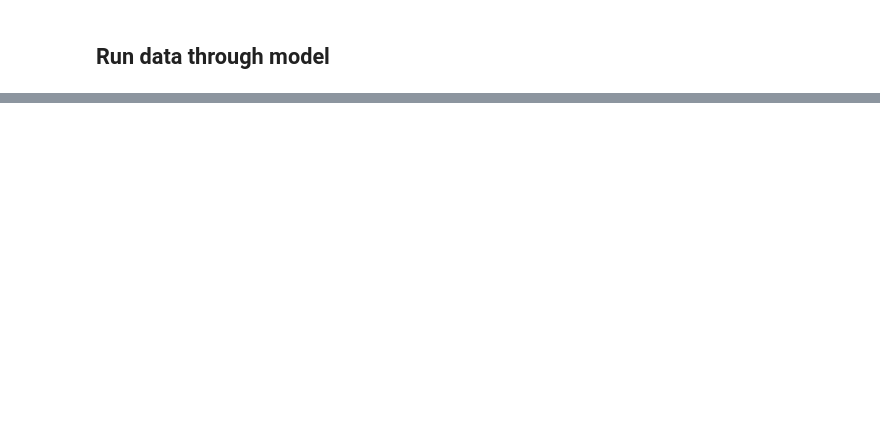
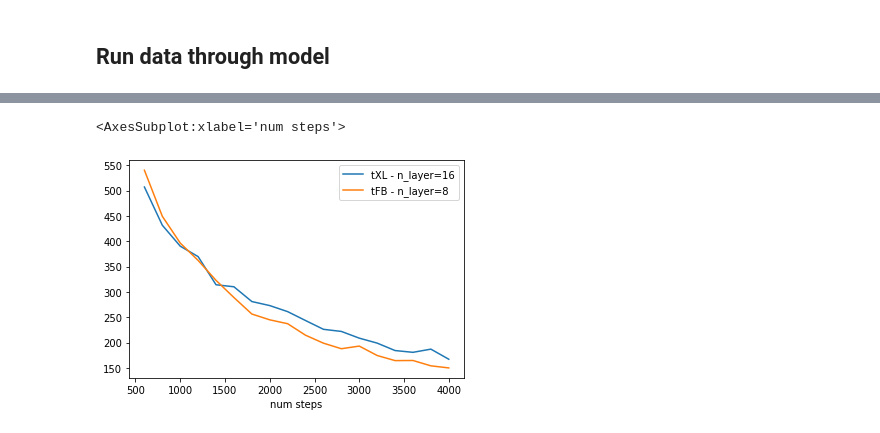
Before and after one commit to X-Mechanics/devastator, a Jupyter notebook: sandbox.ipynb, the cells around one changed output, grey strips where cells are left out. Drawn from its saved outputs; the diff is of its cells as text; code cells hidden in the pictures; blank space fills up the shorter version.

```diff
--- a/sandbox.ipynb
+++ b/sandbox.ipynb
@@ -167,0 +245,15 @@ output['mems']
+# %%
+fbtransfo = pd.read_table(
+    glob.glob('LM-TFM-wt103/20210913-114436/*')[0], skiprows=3, header=None, delim_whitespace=True)
+fbtransfo['tFB - n_layer=8'] = fbtransfo[[16]]
+fbtransfo['num steps'] = fbtransfo[[4]]
+xltransfo = pd.read_table(
+    glob.glob('LM-TFM-wt103/20210913-114952/*')[0], skiprows=3, header=None, delim_whitespace=True)
+xltransfo['tXL - n_layer=16'] = xltransfo[[16]]
+xltransfo['num steps'] = xltransfo[[4]]
+# %%
+ax = xltransfo.plot('num steps', 'tXL - n_layer=16')
+fbtransfo.plot('num steps', 'tFB - n_layer=8', ax=ax)
+# %% [output]
+<AxesSubplot:xlabel='num steps'>
+[figure, added]
```
Also changed, not shown: parts of 16 cells of this notebook, 3 other files.
